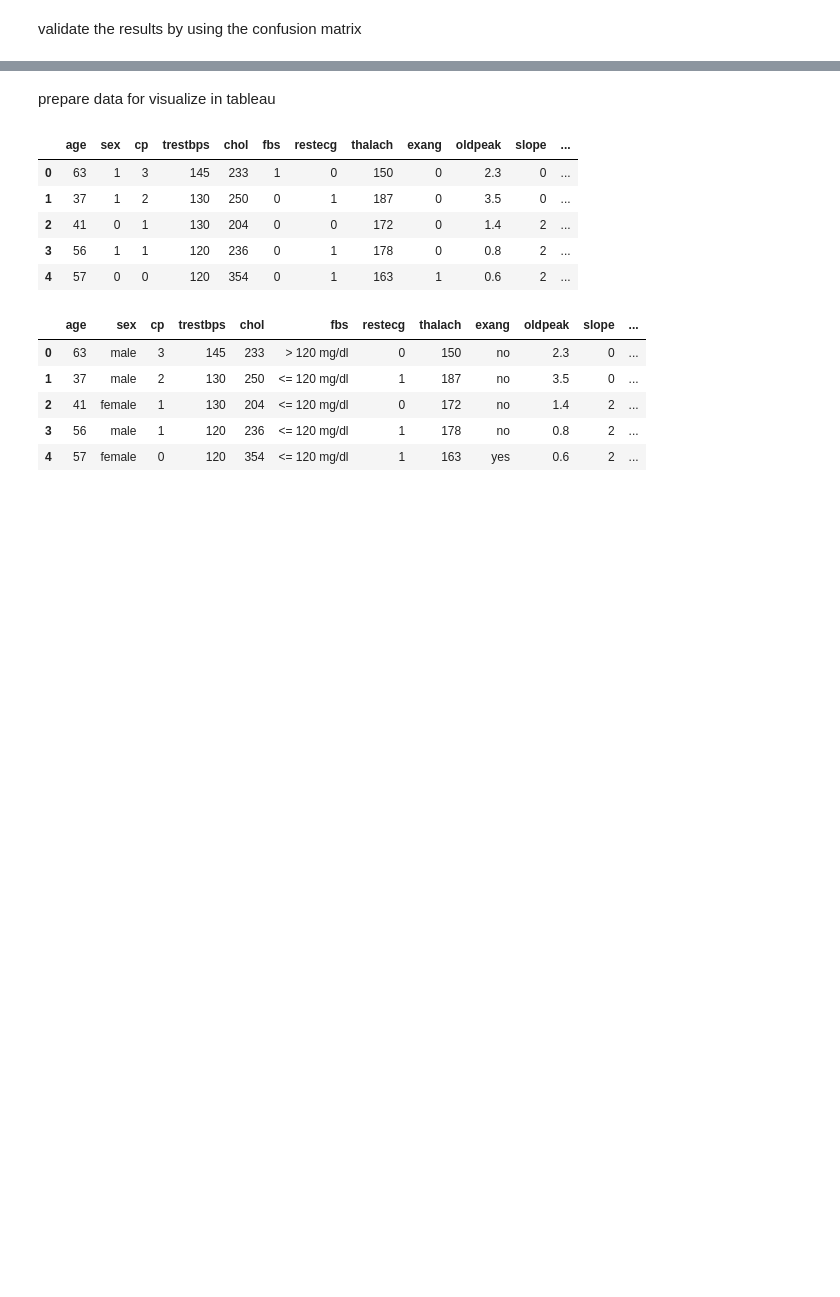
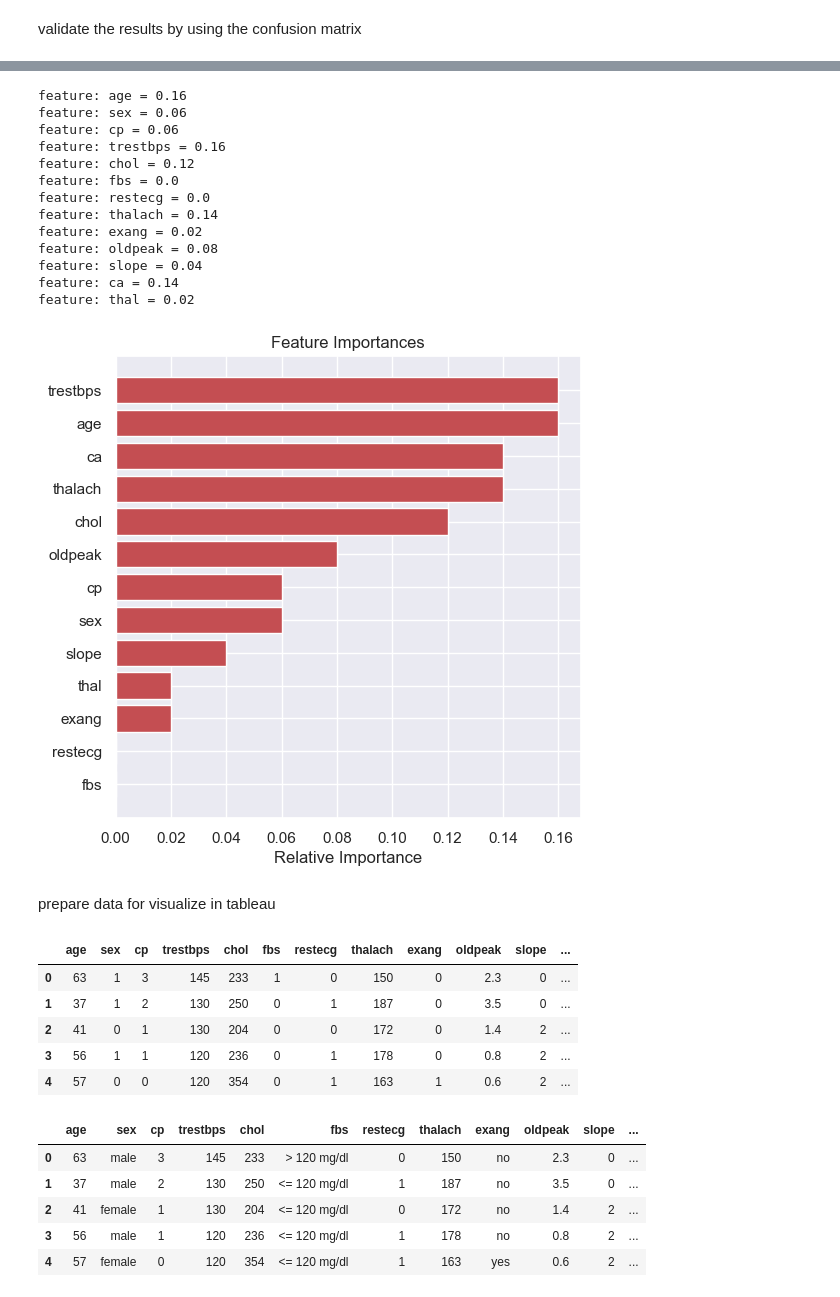
Before and after one commit to Suthatip7/HeartAttacks, a Jupyter notebook: HeartAttacks_capstone-checkpoint.ipynb, the cells around one changed output, grey strips where cells are left out. Saved outputs shown, nothing was run; the diff lists cells and outputs as text; code cells hidden in the pictures; blank space fills up the shorter version.

```diff
--- a/HeartAttacks_capstone-checkpoint.ipynb
+++ b/HeartAttacks_capstone-checkpoint.ipynb
@@ -372,3 +379,31 @@ plt.show()
+# %%
+for name, importance in zip(x.columns, Ada.feature_importances_):
+    print('feature:', name, "=", importance)
+
+importances = Ada.feature_importances_
+indices = np.argsort(importances)
+features = x.columns
+plt.figure(figsize=(6, 6))
+plt.title('Feature Importances')
+plt.barh(range(len(indices)), importances[indices], color='r', align='center')
+plt.yticks(range(len(indices)), [features[i] for i in indices])
+plt.xlabel('Relative Importance')
+plt.show()
+# %% [output]
+feature: age = 0.16
+feature: sex = 0.06
+feature: cp = 0.06
+feature: trestbps = 0.16
+feature: chol = 0.12
+feature: fbs = 0.0
+feature: restecg = 0.0
+feature: thalach = 0.14
+feature: exang = 0.02
+feature: oldpeak = 0.08
+feature: slope = 0.04
+feature: ca = 0.14
+feature: thal = 0.02
+[figure, added]
 # %% [markdown]
 prepare data for visualize in tableau
 # %%
```
Also changed, not shown: parts of 16 cells of this notebook.
